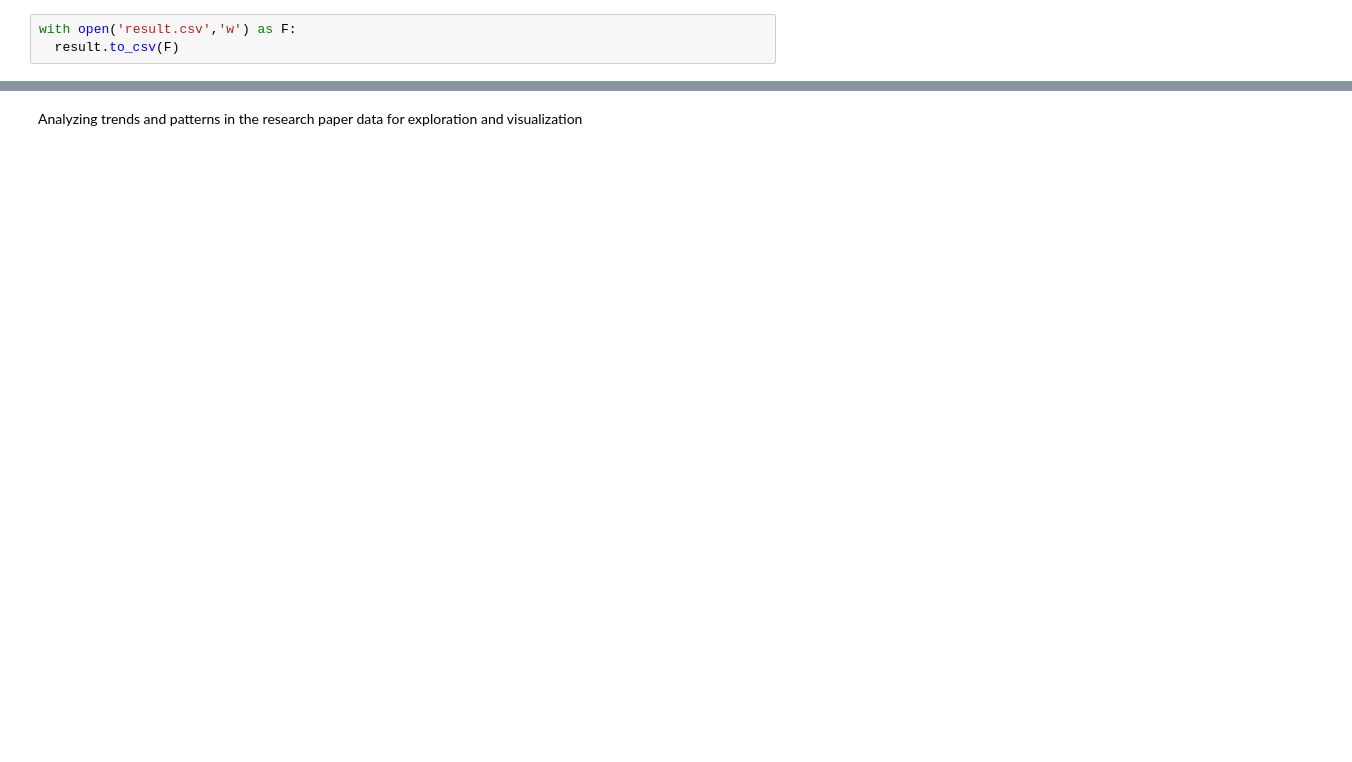
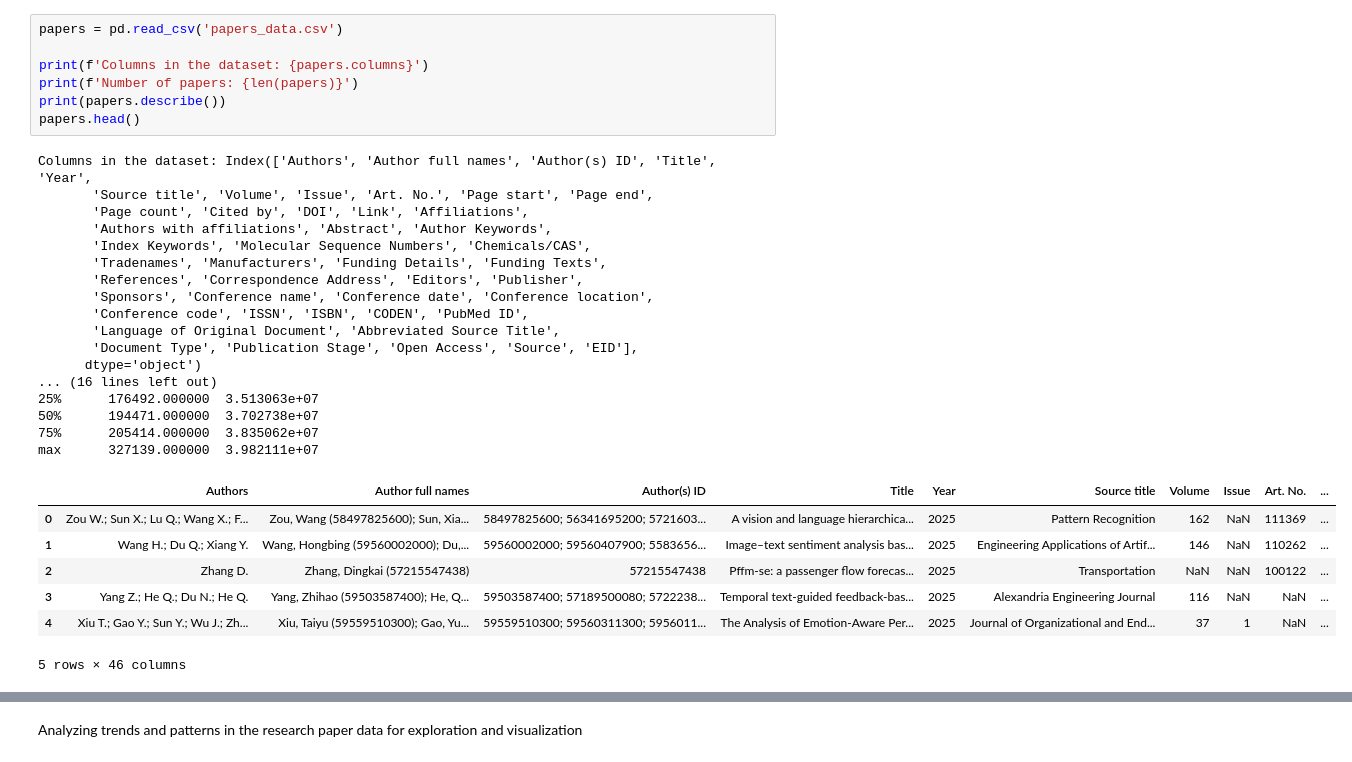
Before and after one commit to mahyingqi123/Research-Paper-Topic-Modelling, a Jupyter notebook: LDA_Based_Method/topic_modelling.ipynb, the cells around one changed output, grey strips where cells are left out. Drawn from its saved outputs; the diff is of its cells as text; blank space fills up the shorter version.

```diff
--- a/LDA_Based_Method/topic_modelling.ipynb
+++ b/LDA_Based_Method/topic_modelling.ipynb
@@ -182,3 +35,32 @@ Processing file:  229.pdf Doi:  ['10.1016/j.jclepro.2015.03.026']
-# %%
-with open('result.csv','w') as F:
-  result.to_csv(F)
+# %%
+papers = pd.read_csv('papers_data.csv')
+
+print(f'Columns in the dataset: {papers.columns}')
+print(f'Number of papers: {len(papers)}')
+print(papers.describe())
+papers.head()
+# %% [output]
+Columns in the dataset: Index(['Authors', 'Author full names', 'Author(s) ID', 'Title', 'Year',
+       'Source title', 'Volume', 'Issue', 'Art. No.', 'Page start', 'Page end',
+       'Page count', 'Cited by', 'DOI', 'Link', 'Affiliations',
+       'Authors with affiliations', 'Abstract', 'Author Keywords',
+       'Index Keywords', 'Molecular Sequence Numbers', 'Chemicals/CAS',
+       'Tradenames', 'Manufacturers', 'Funding Details', 'Funding Texts',
+       'References', 'Correspondence Address', 'Editors', 'Publisher',
+       'Sponsors', 'Conference name', 'Conference date', 'Conference location',
+       'Conference code', 'ISSN', 'ISBN', 'CODEN', 'PubMed ID',
+       'Language of Original Document', 'Abbreviated Source Title',
+       'Document Type', 'Publication Stage', 'Open Access', 'Source', 'EID'],
+      dtype='object')
+... (16 lines left out)
+25%      176492.000000  3.513063e+07
+50%      194471.000000  3.702738e+07
+75%      205414.000000  3.835062e+07
+max      327139.000000  3.982111e+07
+|  | Authors | Author full names | Author(s) ID | Title | Year | Source title | Volume | Issue | Art. No. | ... |
+| 0 | Zou W.; Sun X.; Lu Q.; Wang X.; F... | Zou, Wang (58497825600); Sun, Xia... | 58497825600; 56341695200; 5721603... | A vision and language hierarchica... | 2025 | Pattern Recognition | 162 | NaN | 111369 | ... |
+| 1 | Wang H.; Du Q.; Xiang Y. | Wang, Hongbing (59560002000); Du,... | 59560002000; 59560407900; 5583656... | Image–text sentiment analysis bas... | 2025 | Engineering Applications of Artif... | 146 | NaN | 110262 | ... |
+| 2 | Zhang D. | Zhang, Dingkai (57215547438) | 57215547438 | Pffm-se: a passenger flow forecas... | 2025 | Transportation | NaN | NaN | 100122 | ... |
+| 3 | Yang Z.; He Q.; Du N.; He Q. | Yang, Zhihao (59503587400); He, Q... | 59503587400; 57189500080; 5722238... | Temporal text-guided feedback-bas... | 2025 | Alexandria Engineering Journal | 116 | NaN | NaN | ... |
+| 4 | Xiu T.; Gao Y.; Sun Y.; Wu J.; Zh... | Xiu, Taiyu (59559510300); Gao, Yu... | 59559510300; 59560311300; 5956011... | The Analysis of Emotion-Aware Per... | 2025 | Journal of Organizational and End... | 37 | 1 | NaN | ... |
+5 rows × 46 columns
```
Also changed, not shown: parts of 25 cells of this notebook, 1 other file.
